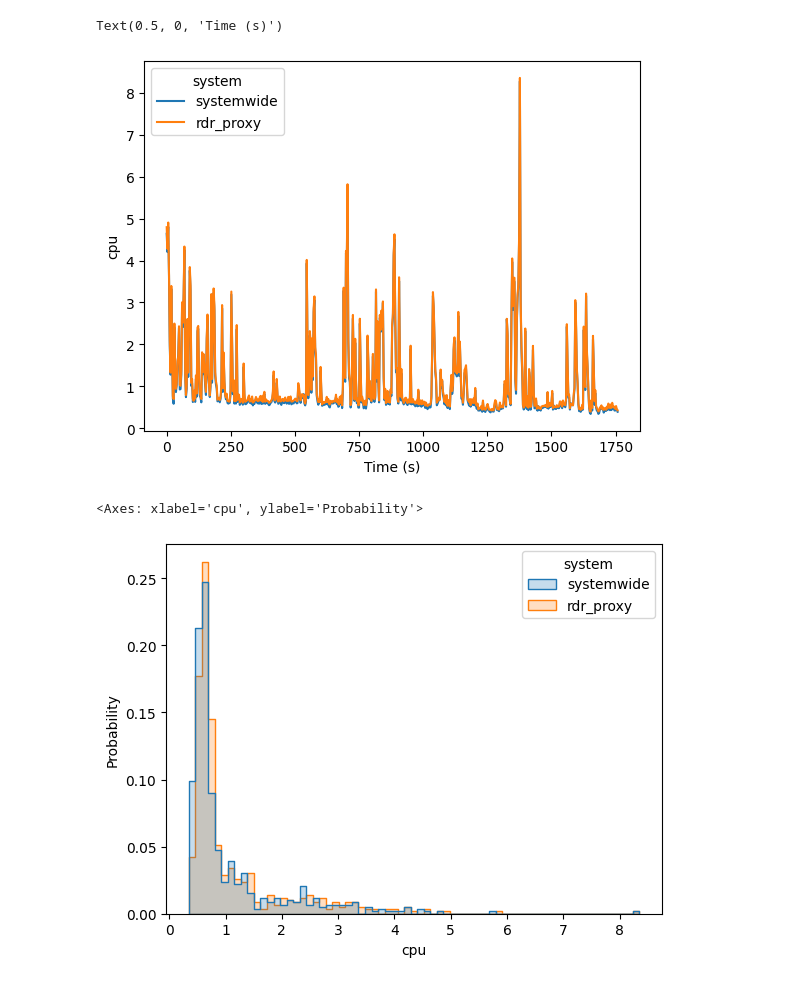
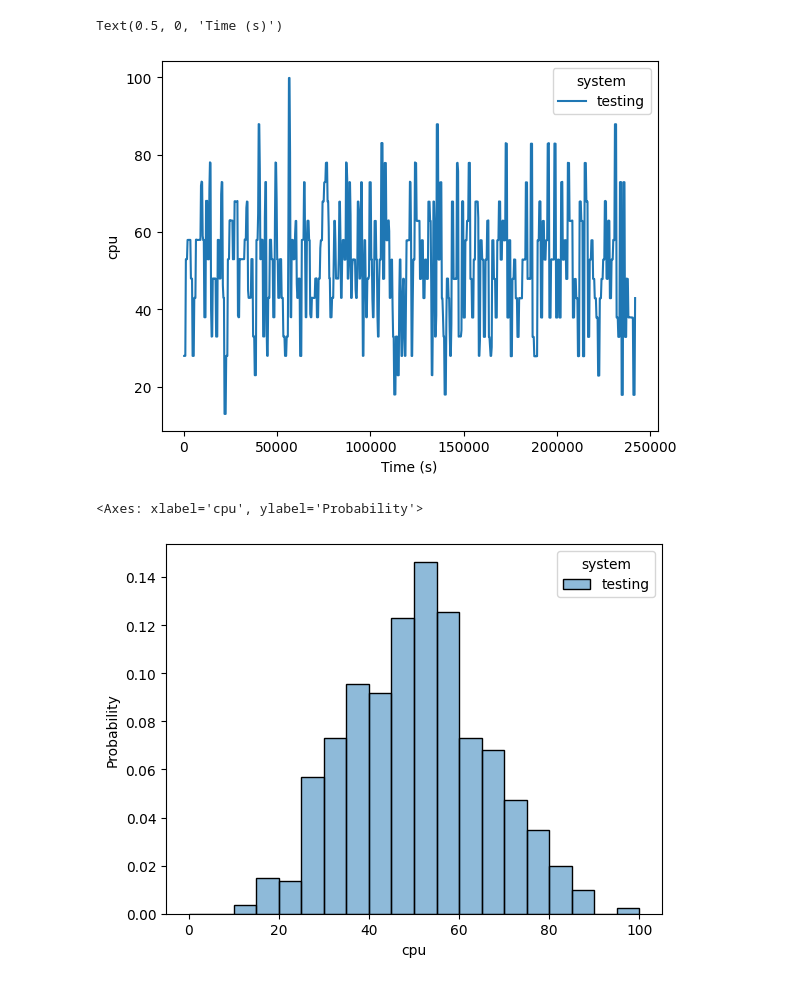
Before and after one commit to ethan-vanderheijden/pvn-dataset, a Jupyter notebook: resources/plot_utilization.ipynb, the cells around one changed output. Saved outputs shown, nothing was run; the diff lists cells and outputs as text; code cells hidden in the pictures.

Commit message:
Add program that can simulate CPU utilization by varying job arrivals.

```diff
--- a/resources/plot_utilization.ipynb
+++ b/resources/plot_utilization.ipynb
@@ -2,22 +2,25 @@
 import pandas as pd
 import seaborn as sns
 
-DATA_FILE = "utilization_data/rdr_multiplexed.csv"
+DATA_FILE = "temp.csv"
 FIELD = "cpu"
+FILTER_SYSTEM = "testing"
 # %%
 # Timeseries
 data = pd.read_csv(DATA_FILE)
 
-data["cpu"] = data["cpu"] / 100
+if FILTER_SYSTEM:
+    data = data[data["system"] == FILTER_SYSTEM]
+# data["cpu"] = data["cpu"] / 100
 
 plot = sns.lineplot(data=data, x="time", y=FIELD, hue="system")
 plot.set_xlabel("Time (s)")
 # %% [output]
 Text(0.5, 0, 'Time (s)')
-[figure, old version]
+[figure, new version]
 # %%
 # Histogram
-sns.histplot(data=data, x=FIELD, hue="system", element="step", stat="probability", common_norm=False)
+sns.histplot(data=data, x=FIELD, hue="system", element="bars", stat="probability", common_norm=False)
 # %% [output]
 <Axes: xlabel='cpu', ylabel='Probability'>
-[figure, old version]
+[figure, new version]
```
Also changed, not shown: 5 other files.
